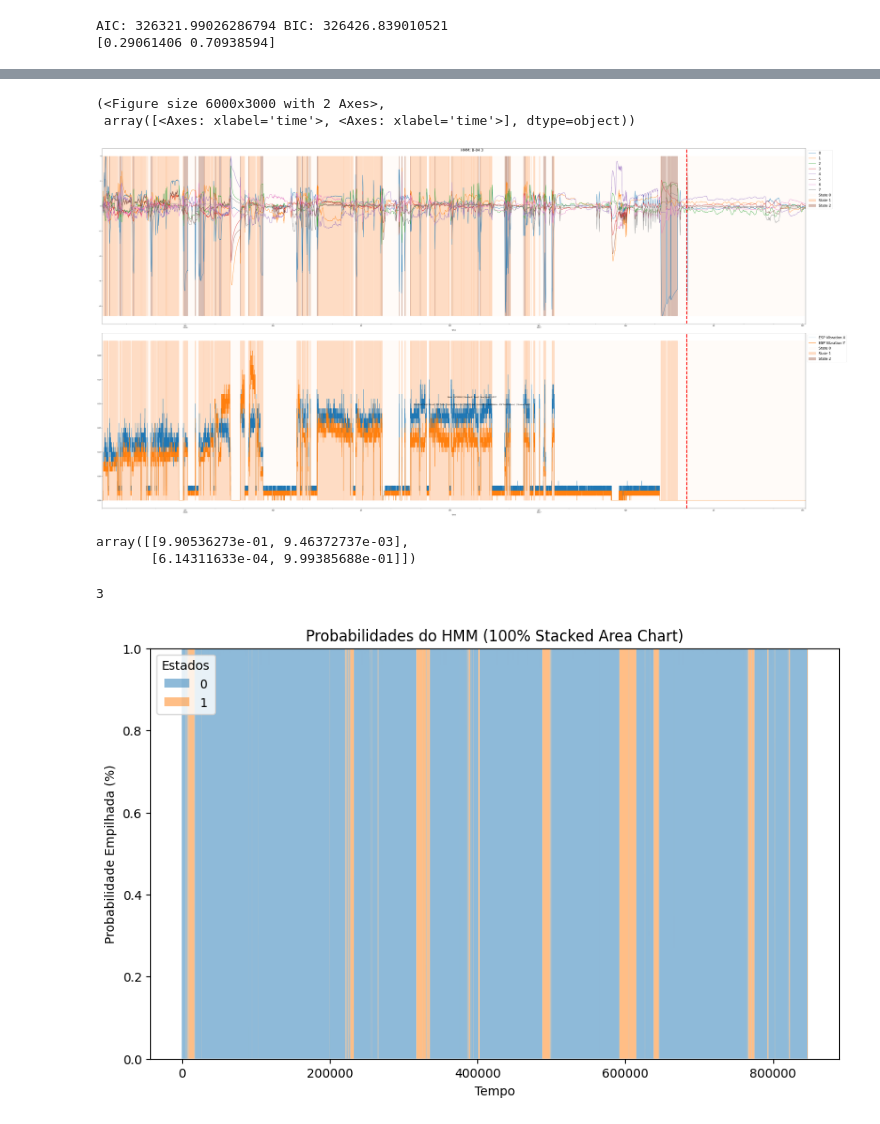
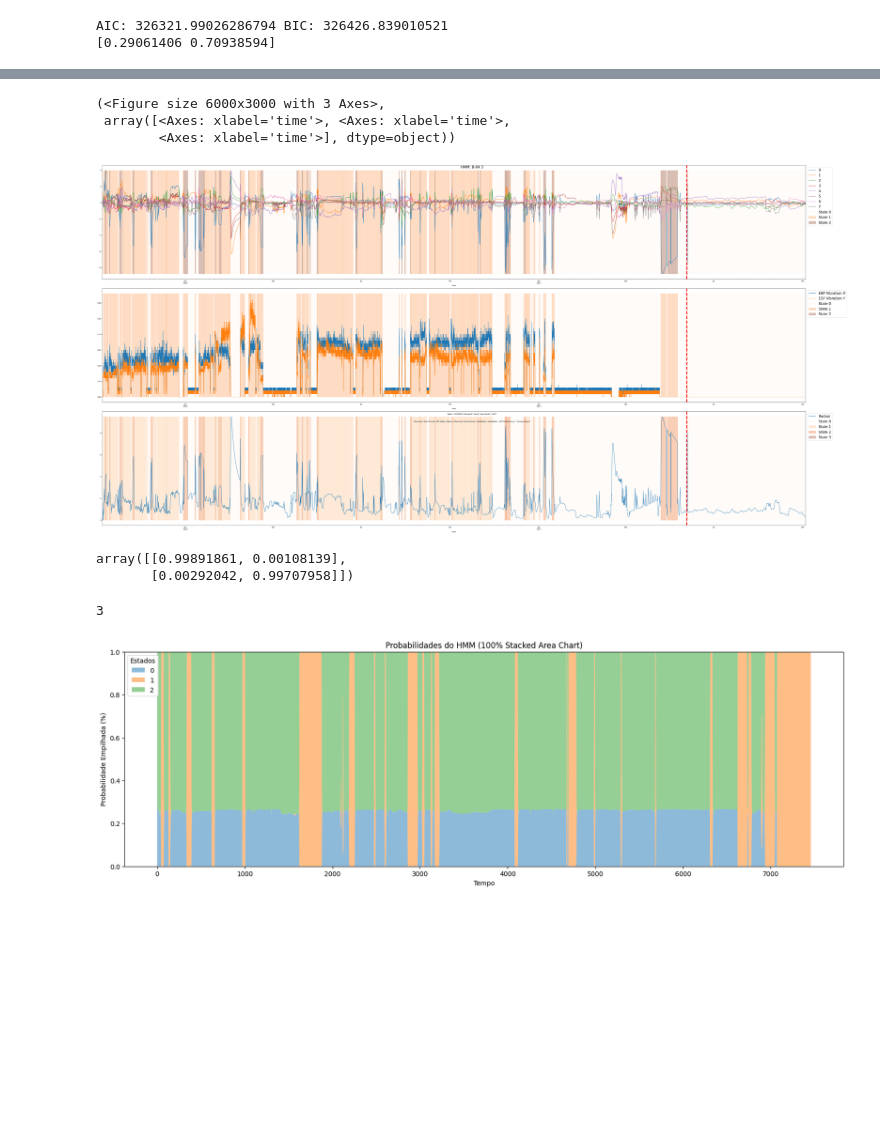
Before and after one commit to RL2-SP3/LISSA, a Jupyter notebook: examples/analise_modelos_hmm.ipynb, the cells around one changed output, grey strips where cells are left out. Saved outputs shown, nothing was run; the diff lists cells and outputs as text; code cells hidden in the pictures; blank space fills up the shorter version.

Commit message:
modified:   examples/analise_modelos_hmm.ipynb 	modified:   src/lissa/__pycache__/ml.cpython-312.pyc 	modified:   src/lissa/ml.py

```diff
--- a/examples/analise_modelos_hmm.ipynb
+++ b/examples/analise_modelos_hmm.ipynb
@@ -136,0 +90,24 @@ AIC: -1147944.8820688005 BIC: -1147688.5851300932
+# %%
+n = 3
+data = PCAData["Radius"]
+
+model = li.GMMFit(data,n)
+li.GaussianMixturePlot(model,data)
+
+modelRadius = hmm.GaussianHMM(
+    n_components=n,
+    random_state=mainSeed,
+    covariance_type="full",
+    init_params="t",
+    algorithm="map"
+    )
+
+modelRadius.means_ = model.means_
+modelRadius.covars__ = model.covariances_
+
+
+modelRadius = li.HMMTrainer(X_train["Radius"],trainLength,modelRadius)
+
+li.PostProcessing(modelRadius, PCAData, modelData,"Radius", "State Radius", totalLength)
+print(modelRadius.get_stationary_distribution())
+PCAData["State Radius"] = PCAData["State Radius"].map(li.StateConversion(modelRadius.get_stationary_distribution(),n))
@@ -142,16 +123,17 @@ n = [4, 4, 4]
 # %%
 pump = pumpList[56]
 pumpData = PCAData.loc[PCAData["Well Run"]==pump].copy()
-li.HMMPicture(pumpData,pump,PCAHeaders, [PCAHeaders,vibeHeader],["State Cat","State Mod"], [2,2])
+li.HMMPicture(pumpData,pump,PCAHeaders, [PCAHeaders,vibeHeader, "Radius"],["State Cat","State Mod","State Radius"], n)
 # %% [output]
-(<Figure size 6000x3000 with 2 Axes>,
- array([<Axes: xlabel='time'>, <Axes: xlabel='time'>], dtype=object))
+(<Figure size 6000x3000 with 3 Axes>,
+ array([<Axes: xlabel='time'>, <Axes: xlabel='time'>,
+        <Axes: xlabel='time'>], dtype=object))
-[figure, old version]
+[figure, new version]
 # %%
-modelCat.transmat_
+modelRadius.transmat_
 # %% [output]
-array([[9.90536273e-01, 9.46372737e-03],
-       [6.14311633e-04, 9.99385688e-01]])
+array([[0.99891861, 0.00108139],
+       [0.00292042, 0.99707958]])
 # %%
 # PCAData[["Transformed Radius","VibNormX","VibNormY"]] = 0.0
 
@@ -247,34 +229,34 @@ len(List)
 # pumpData = PCAData.loc[PCAData["Well Run"]==pump].copy()
 # fig,axs = li.HMMPicture(pumpData,pump,PCAHeaders,n)
 # %%
-totalReshaped = modelData["VibMod"].to_numpy().reshape(-1,1)
+totalReshaped = pumpData["Radius"].loc[pumpData["Well_down"]==0].to_numpy().reshape(-1,1)
 
 
-df = pd.DataFrame(modelVib.predict_proba(totalReshaped,totalLength))
+df = pd.DataFrame(modelRadius.predict_proba(totalReshaped))
 
 # Índices de tempo
 time = np.arange(len(df))
 
 # Criar figura
-fig, ax = plt.subplots(figsize=(10, 6))
+fig, ax = plt.subplots(figsize=(20, 6))
 
 # Cores para os estados
 colors = ['#1f77b4', '#ff7f0e', '#2ca02c','#4cff2c','#fcff2c']
 
 # Gráfico de área empilhada com transparência (alpha)
 ax.stackplot(time, df.T, labels=df.columns, colors=colors, alpha=0.5)
 
 # Configurações do gráfico
 ax.set_xlabel("Tempo")
 ax.set_ylabel("Probabilidade Empilhada (%)")
 ax.set_title("Probabilidades do HMM (100% Stacked Area Chart)")
 ax.legend(title="Estados", loc='upper left')
 plt.ylim(0, 1)  # Mantém o eixo Y de 0 a 1 (100%)
 
 # Exibir o gráfico
 plt.show()
 # %% [output]
-[figure, old version]
+[figure, new version]
 # %%
 # for pump in pumpList:
 
```
Also changed, not shown: parts of 12 cells of this notebook, 1 other file.
